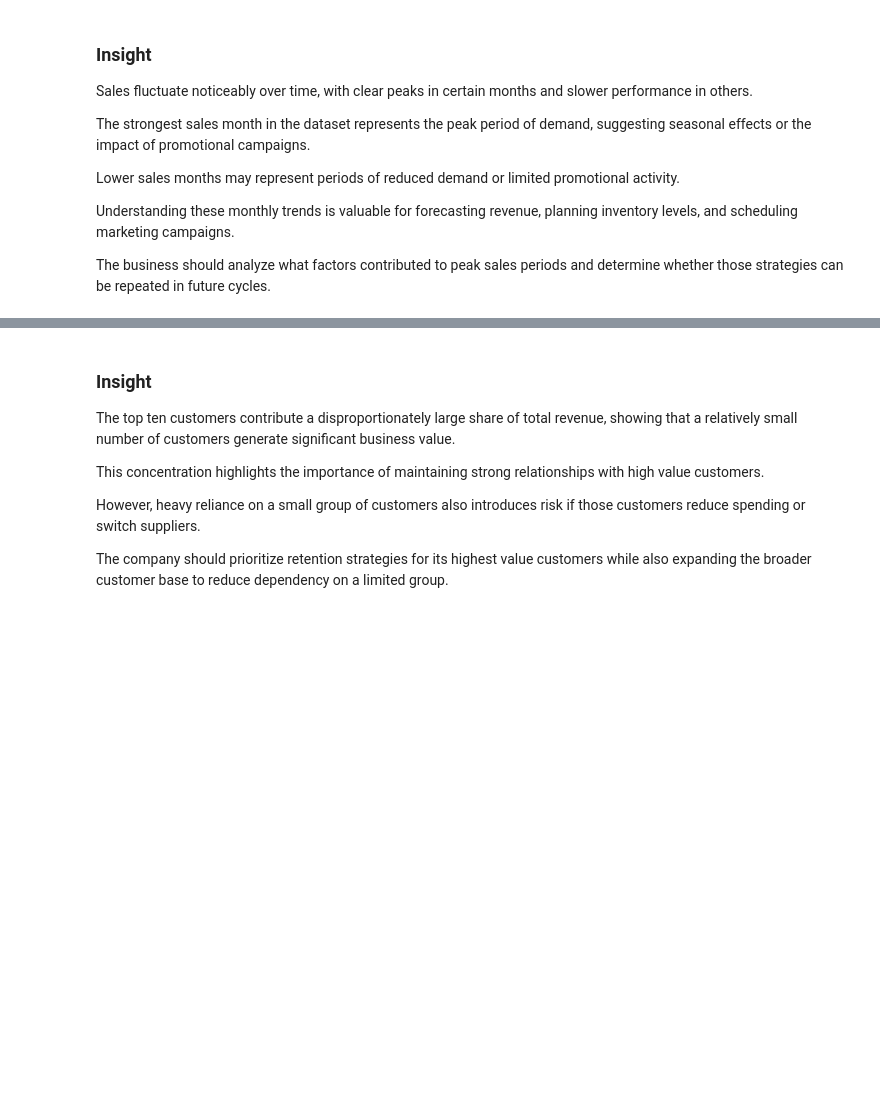
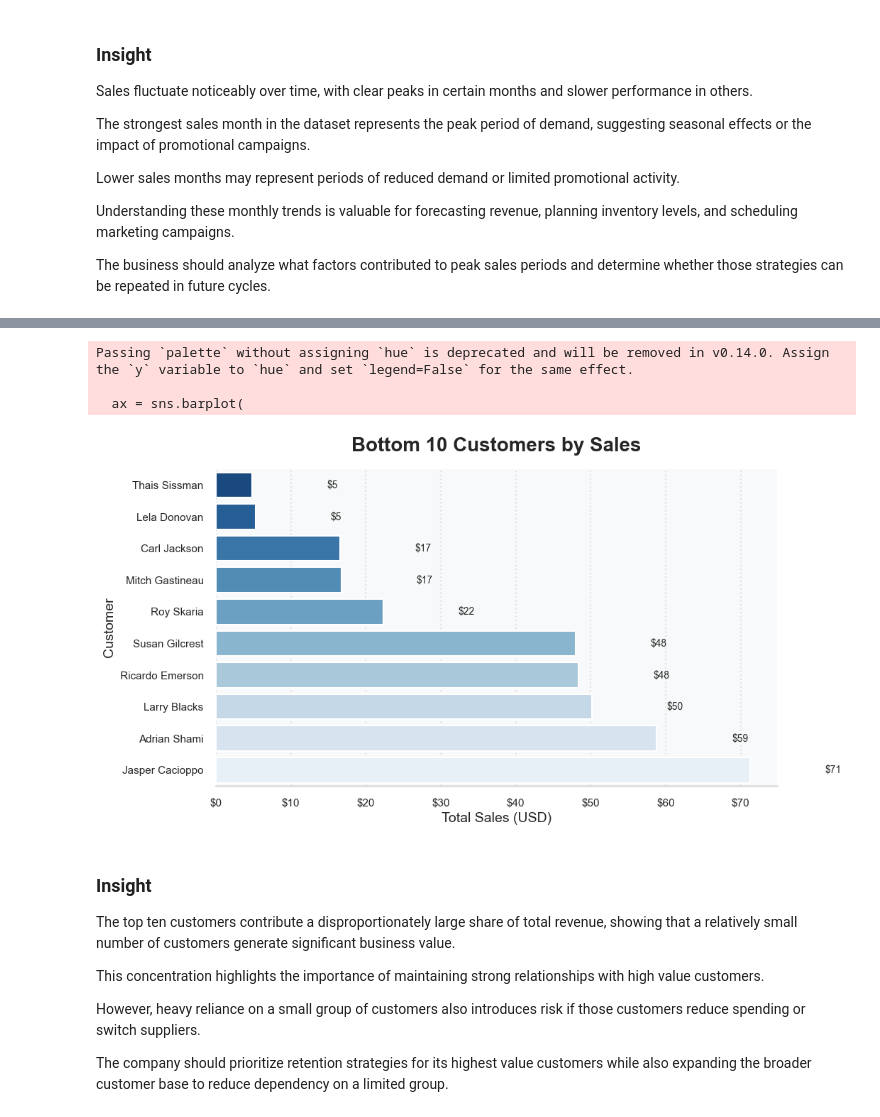
Before and after one commit to Naeomiee007/data-projects, a Jupyter notebook: Sales Dashboard Analysis/analysis.ipynb, the cells around one changed output, grey strips where cells are left out. Saved outputs shown, nothing was run; the diff lists cells and outputs as text; code cells hidden in the pictures; blank space fills up the shorter version.

```diff
--- a/Sales Dashboard Analysis/analysis.ipynb
+++ b/Sales Dashboard Analysis/analysis.ipynb
@@ -317,3 +351,42 @@ plt.show()
+# %%
+bottom_customers = (
+    customer_sales.tail(10)
+    .sort_values("Sales")
+)
+
+plt.figure(figsize=(11,6))
+
+ax = sns.barplot(
+    data=bottom_customers,
+    x="Sales",
+    y="Customer Name",
+    palette="Blues_r"
+)
+
+ax.set_title("Bottom 10 Customers by Sales", pad=18, weight="bold")
+ax.set_xlabel("Total Sales (USD)")
+ax.set_ylabel("Customer")
+
+ax.xaxis.set_major_formatter(FuncFormatter(lambda x, _: f"${x:,.0f}"))
+
+# Add labels
+for i, value in enumerate(bottom_customers["Sales"]):
+    ax.text(
+        value + 10,
+        i,
+        f"${value:,.0f}",
+        va="center",
+        fontsize=10
+    )
+
+sns.despine(left=True)
+plt.tight_layout()
+plt.show()
+# %% [output]
+Passing `palette` without assigning `hue` is deprecated and will be removed in v0.14.0. Assign the `y` variable to `hue` and set `legend=False` for the same effect.
+
+  ax = sns.barplot(
+[figure, added]
 # %% [markdown]
 ### Insight
 
```
Also changed, not shown: parts of 5 cells of this notebook.
